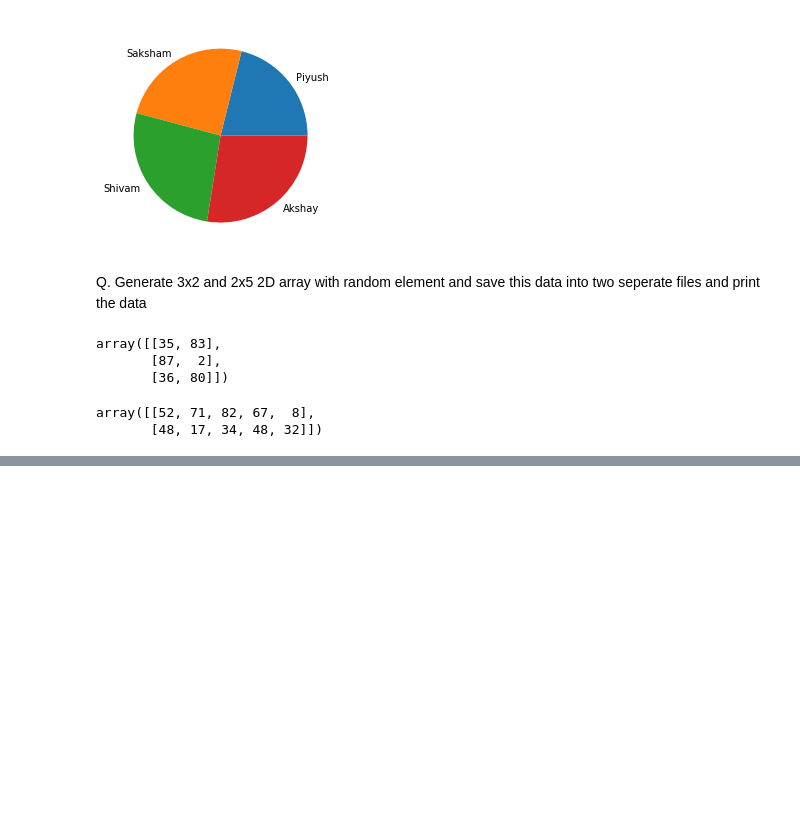
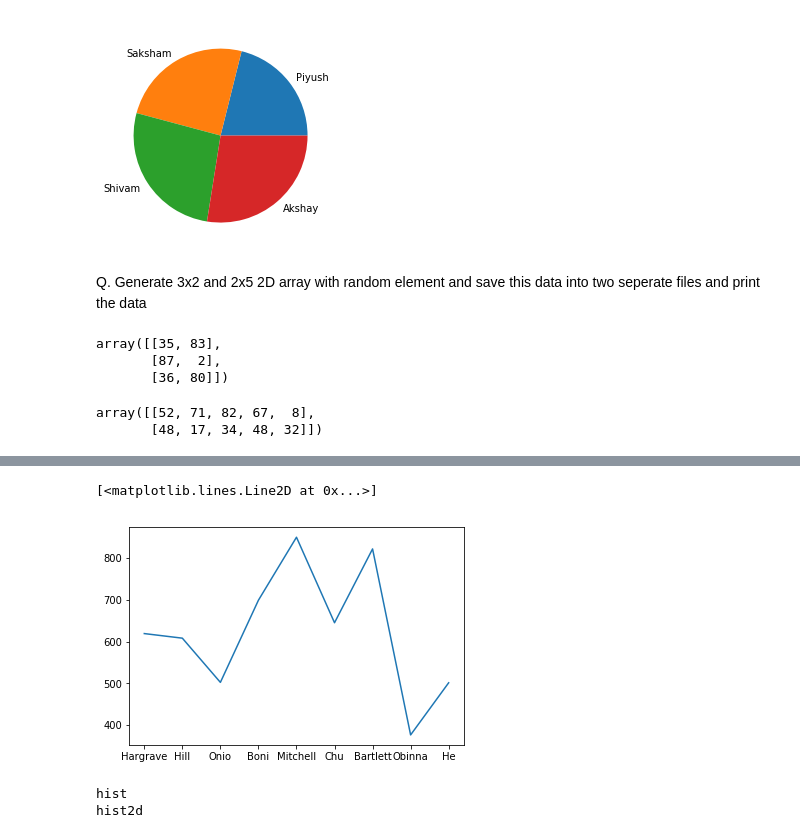
Before and after one commit to piyushagarwal08/Adhoc-Specialisation-ML, a Jupyter notebook: ML_TASKS.ipynb, the cells around one changed output, grey strips where cells are left out. Cells and saved outputs as stored; diff of their text form; code cells hidden in the pictures; blank space fills up the shorter version.

```diff
--- a/ML_TASKS.ipynb
+++ b/ML_TASKS.ipynb
@@ -105,0 +160,13 @@ np.savetxt('2x5.csv',b)
+# %%
+plt.plot(read['Surname'].head(9),read['CreditScore'].head(9),label='Enjoy')
+# %% [output]
+[<matplotlib.lines.Line2D at 0x...>]
+[figure, added]
+# %%
+import matplotlib
+for i in dir(matplotlib.pyplot):
+  if "hist" in i:
+    print(i)
+# %% [output]
+hist
+hist2d
```
Also changed, not shown: parts of 14 cells of this notebook.
